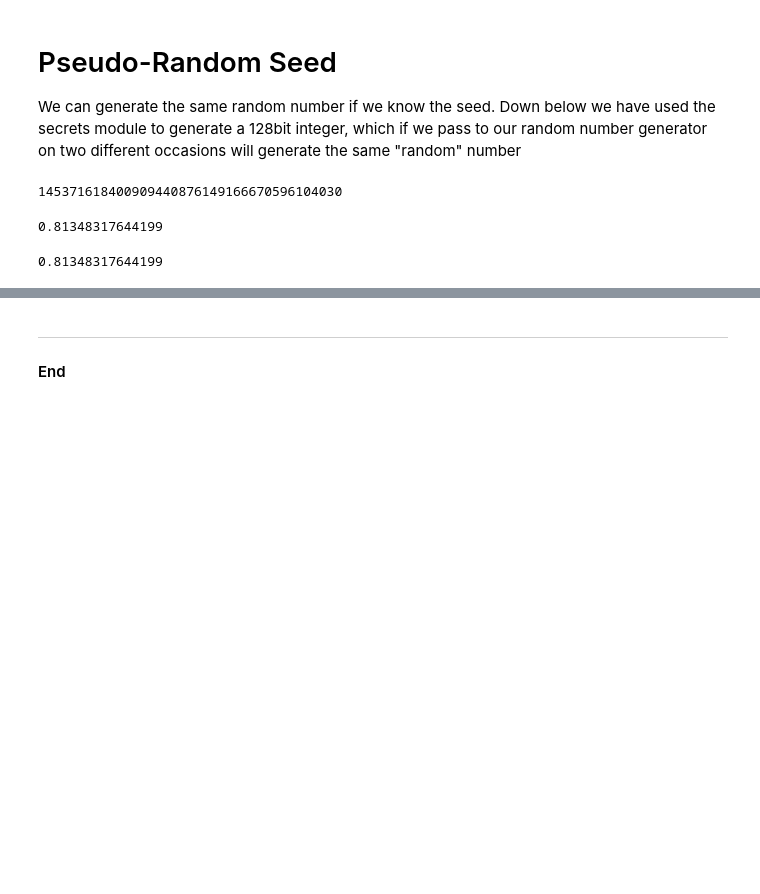
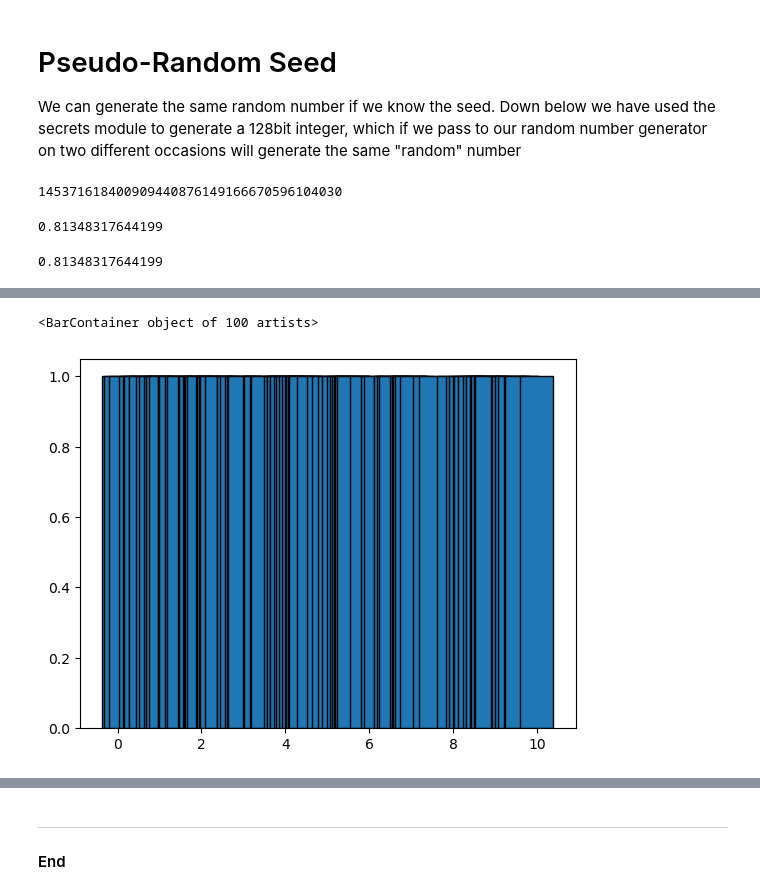
Before and after one commit to MikeCurleyCoosan/myproject, a Jupyter notebook: random.ipynb, the cells around one changed output, grey strips where cells are left out. Cells and saved outputs as stored; diff of their text form; code cells hidden in the pictures; blank space fills up the shorter version.

```diff
--- a/random.ipynb
+++ b/random.ipynb
@@ -53,0 +82,6 @@ rng2.random()
+# %%
+# Generate 10,000 floats uniformly distributed over the range [0, 10)
+x = rng.uniform(low=0.0, high=10.0, size=100)
+
+# show x
+x
@@ -53,0 +109,6 @@ rng2.random()
+# %%
+# Get the counts
+values, counts = np.unique(x, return_counts=True)
+
+# Show the counts
+values, counts, values.size, counts.size
@@ -53,0 +133,6 @@ rng2.random()
+# %%
+# Plot the counts (A uniform distribution should have roughly equal counts for each value.)
+plt.bar(values, counts, edgecolor='black') # Not a good idea to plot this as a bar chart as the values are floats, not integers
+# %% [output]
+<BarContainer object of 100 artists>
+[figure, added]
```
Also changed, not shown: parts of 8 cells of this notebook.
